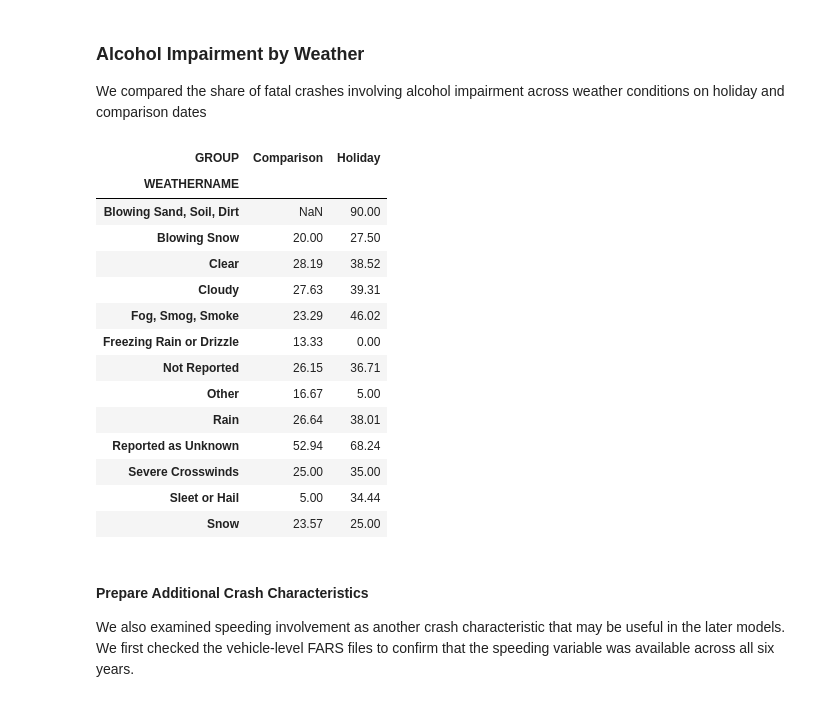
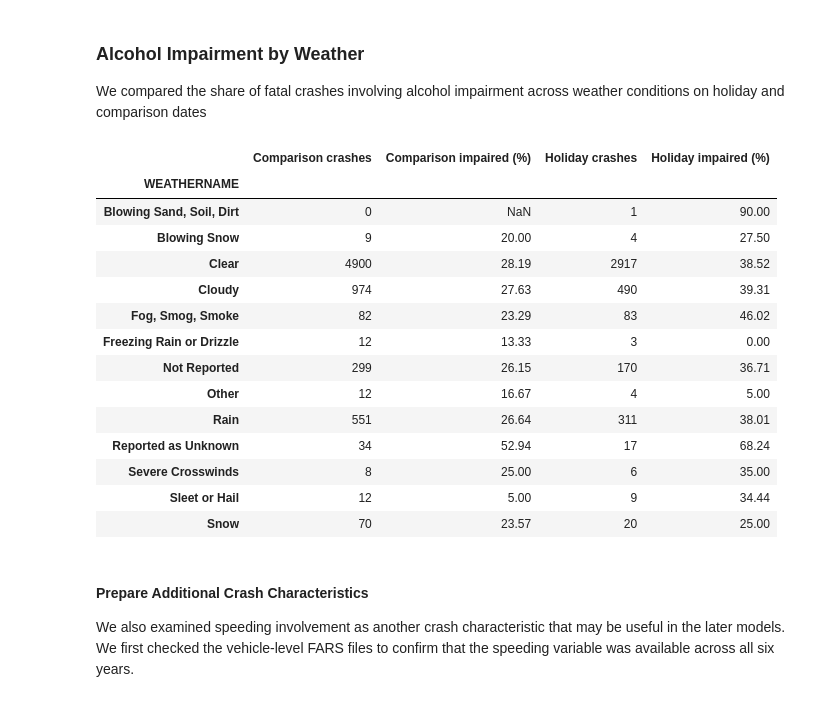
Before and after one commit to Prashriya/DS-325-Final-Project, a Jupyter notebook: FinalProject.ipynb, the cells around one changed output. Saved outputs shown, nothing was run; the diff lists cells and outputs as text; code cells hidden in the pictures.

```diff
--- a/FinalProject.ipynb
+++ b/FinalProject.ipynb
@@ -452,30 +452,37 @@ We compared the share of fatal crashes involving alcohol impairment across weath
 # %%
 rates_by_weather_group = (
     study_data
     .groupby(["WEATHERNAME", "GROUP"])[outcome_columns]
     .mean()
     .mean(axis=1)
     .mul(100)
     .unstack()
 )
 
-rates_by_weather_group.round(2)
+weather_counts = pd.crosstab(study_data["WEATHERNAME"], study_data["GROUP"])
+
+pd.DataFrame({
+    "Comparison crashes": weather_counts["Comparison"],
+    "Comparison impaired (%)": rates_by_weather_group["Comparison"],
+    "Holiday crashes": weather_counts["Holiday"],
+    "Holiday impaired (%)": rates_by_weather_group["Holiday"]
+}).round(2)
 # %% [output]
-| GROUP | Comparison | Holiday |
-| WEATHERNAME |  |  |
-| Blowing Sand, Soil, Dirt | NaN | 90.00 |
-| Blowing Snow | 20.00 | 27.50 |
-| Clear | 28.19 | 38.52 |
-| Cloudy | 27.63 | 39.31 |
-| Fog, Smog, Smoke | 23.29 | 46.02 |
-| Freezing Rain or Drizzle | 13.33 | 0.00 |
-| Not Reported | 26.15 | 36.71 |
-| Other | 16.67 | 5.00 |
-| Rain | 26.64 | 38.01 |
-| Reported as Unknown | 52.94 | 68.24 |
-| Severe Crosswinds | 25.00 | 35.00 |
-| Sleet or Hail | 5.00 | 34.44 |
-| Snow | 23.57 | 25.00 |
+|  | Comparison crashes | Comparison impaired (%) | Holiday crashes | Holiday impaired (%) |
+| WEATHERNAME |  |  |  |  |
+| Blowing Sand, Soil, Dirt | 0 | NaN | 1 | 90.00 |
+| Blowing Snow | 9 | 20.00 | 4 | 27.50 |
+| Clear | 4900 | 28.19 | 2917 | 38.52 |
+| Cloudy | 974 | 27.63 | 490 | 39.31 |
+| Fog, Smog, Smoke | 82 | 23.29 | 83 | 46.02 |
+| Freezing Rain or Drizzle | 12 | 13.33 | 3 | 0.00 |
+| Not Reported | 299 | 26.15 | 170 | 36.71 |
+| Other | 12 | 16.67 | 4 | 5.00 |
+| Rain | 551 | 26.64 | 311 | 38.01 |
+| Reported as Unknown | 34 | 52.94 | 17 | 68.24 |
+| Severe Crosswinds | 8 | 25.00 | 6 | 35.00 |
+| Sleet or Hail | 12 | 5.00 | 9 | 34.44 |
+| Snow | 70 | 23.57 | 20 | 25.00 |
 # %% [markdown]
 #### Prepare Additional Crash Characteristics
 
```
Also changed, not shown: parts of 4 cells of this notebook.
